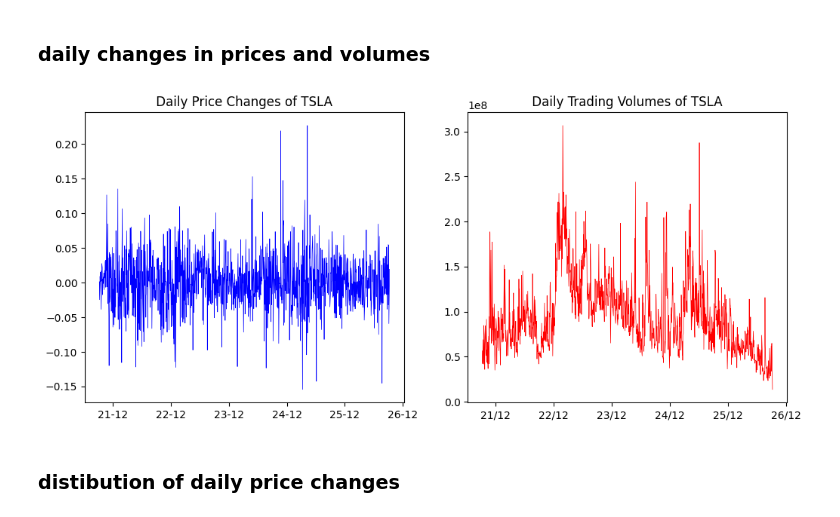
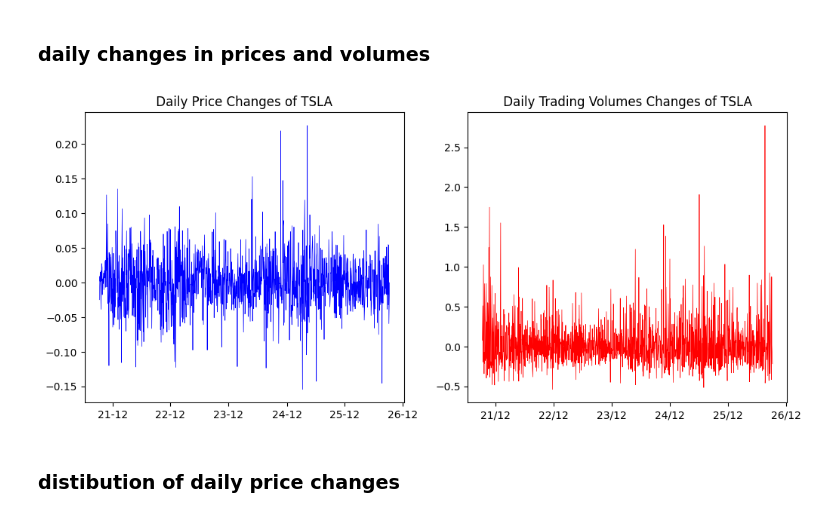
Before and after one commit to bahn28/salad, a Jupyter notebook: at1_1_tsa_stuff_nyse.ipynb, the cells around one changed output. Cells and saved outputs as stored; diff of their text form; code cells hidden in the pictures.

```diff
--- a/at1_1_tsa_stuff_nyse.ipynb
+++ b/at1_1_tsa_stuff_nyse.ipynb
@@ -106,18 +106,19 @@ Text(0.5, 1.0, ' Closing Prices of TSLA ')
 # %%
 
 fig, axes = plt.subplots(nrows=1, ncols=2, figsize=(12, 5))
 #axes[0].plot(yymmdd, stck_prc, color='blue', linewidth=0.5)
 axes[0].plot(yymmdd, stck_prc_pct, color='blue', linewidth=0.5)
-axes[1].plot(yymmdd, stck_vlm, color='red', linewidth=0.5)
+#axes[1].plot(yymmdd, stck_vlm, color='red', linewidth=0.5)
+axes[1].plot(yymmdd, stck_vlm_pct, color='red', linewidth=0.5)
 # axes[0].set_title(f" Closing Prices of {ticker} ")
 axes[0].set_title(f" Daily Price Changes of {ticker} ")
-axes[1].set_title(f" Daily Trading Volumes of {ticker} ")
+axes[1].set_title(f" Daily Trading Volumes Changes of {ticker} ")
 axes[0].xaxis.set_major_locator(mdates.MonthLocator(interval=12))
 axes[0].xaxis.set_major_formatter(mdates.DateFormatter('%y-%m'))
 axes[1].xaxis.set_major_locator(mdates.MonthLocator(interval=12))
 axes[1].xaxis.set_major_formatter(mdates.DateFormatter('%y/%m'))
 # %% [output]
-[figure, old version]
+[figure, new version]
 # %% [markdown]
 ### distibution of daily price changes
 # %%
```
Also changed, not shown: parts of 3 cells of this notebook.
